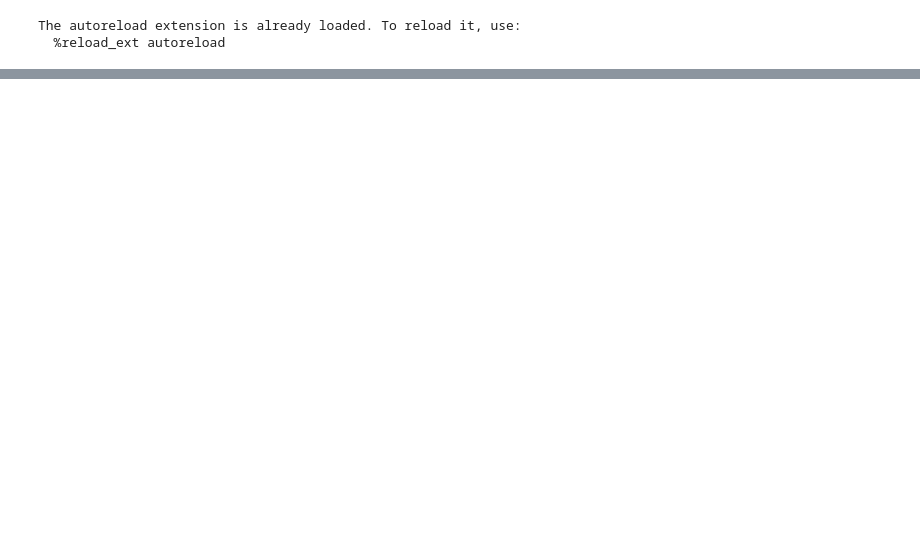
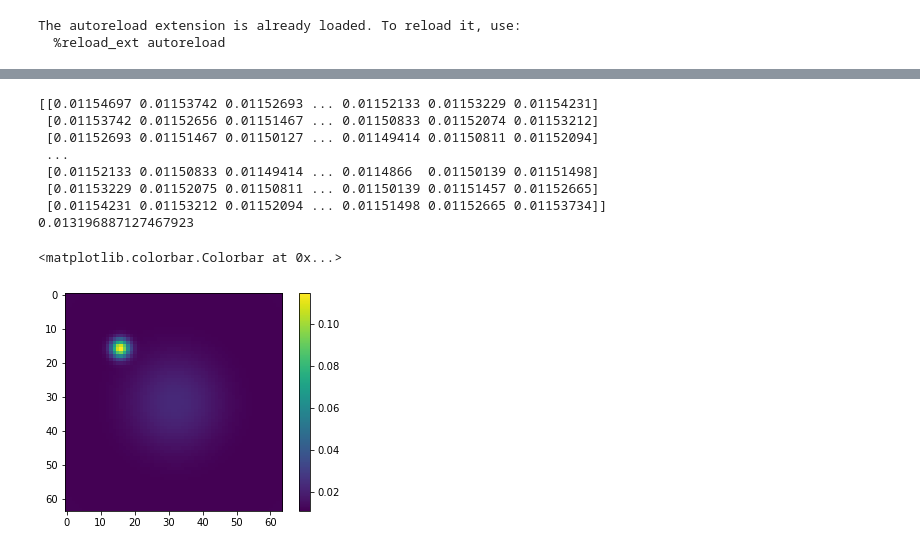
Before and after one commit to KatieJ16/Time_Space_multiscale, a Jupyter notebook: scripts/toy3a_multiscale_model_fitting.ipynb, the cells around one changed output, grey strips where cells are left out. Drawn from its saved outputs; the diff is of its cells as text; code cells hidden in the pictures; blank space fills up the shorter version.

```diff
--- a/scripts/toy3a_multiscale_model_fitting.ipynb
+++ b/scripts/toy3a_multiscale_model_fitting.ipynb
@@ -159,0 +159,14 @@ truth_with_step_size[:,3:] shape =  torch.Size([10, 60, 2, 2])
+# %%
+# print(models[idx_lowest](val_dict['1']).shape)
+model = models[idx_lowest]
+y_preds, mse_avg = model.predict_mse()
+print(mse_avg)
+print(model.step_size)
+# print(utils.mse(y_preds, val_dict['128'][:,::8,0,0]))
+losses = np.zeros((64,64))
+for i in range(64):
+    print(i)
+    for j in range(64):
+        truth_with_step_size = val_dict['64'][:,::8,i,j]
+        loss = utils.mse(y_preds, truth_with_step_size[:, :-3])
+        losses[i,j] = loss
@@ -159,0 +208,16 @@ truth_with_step_size[:,3:] shape =  torch.Size([10, 60, 2, 2])
+# %%
+print(losses)
+print(np.mean(losses))
+plt.imshow(losses)
+plt.colorbar()
+# %% [output]
+[[0.01154697 0.01153742 0.01152693 ... 0.01152133 0.01153229 0.01154231]
+ [0.01153742 0.01152656 0.01151467 ... 0.01150833 0.01152074 0.01153212]
+ [0.01152693 0.01151467 0.01150127 ... 0.01149414 0.01150811 0.01152094]
+ ...
+ [0.01152133 0.01150833 0.01149414 ... 0.0114866  0.01150139 0.01151498]
+ [0.01153229 0.01152075 0.01150811 ... 0.01150139 0.01151457 0.01152665]
+ [0.01154231 0.01153212 0.01152094 ... 0.01151498 0.01152665 0.01153734]]
+0.013196887127467923
+<matplotlib.colorbar.Colorbar at 0x...>
+[figure, added]
```
Also changed, not shown: parts of 17 cells of this notebook, 1 other file.
